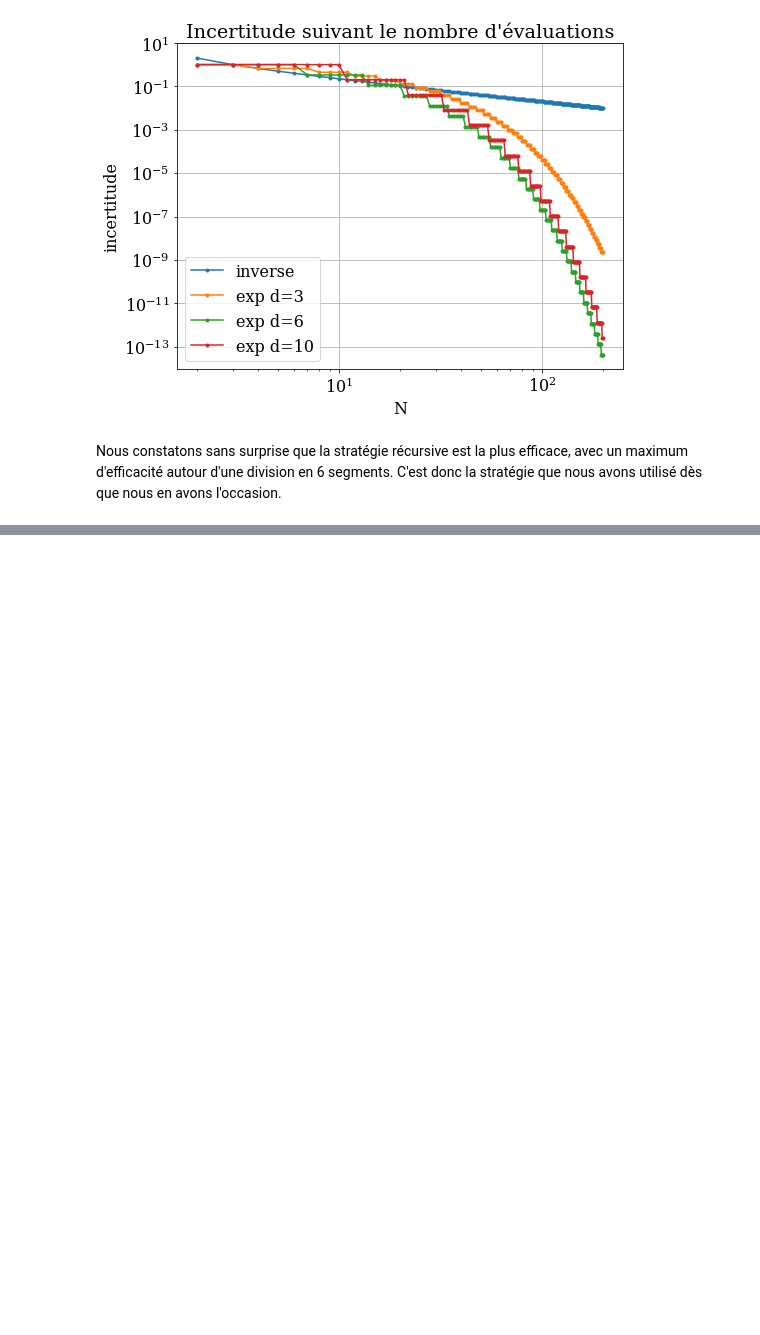
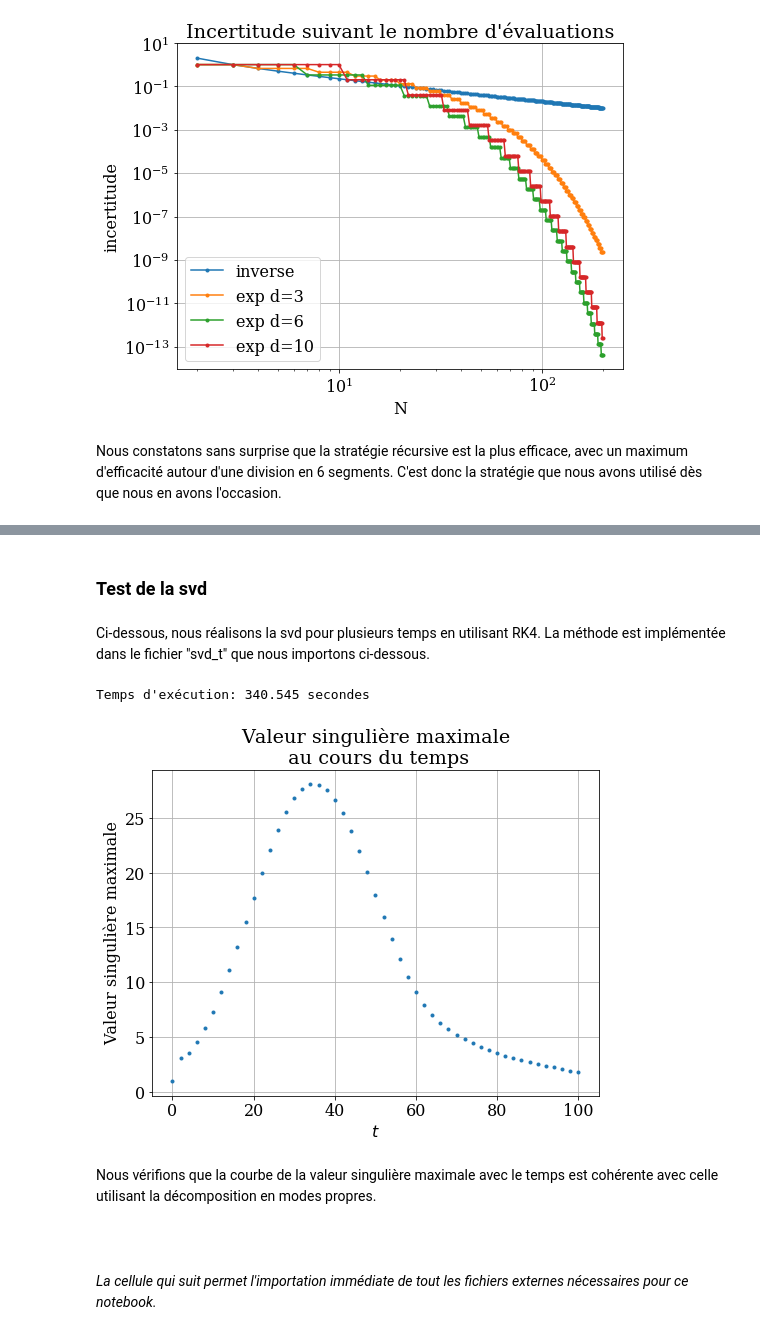
Before and after one commit to ceschoon/StageBA3, a Jupyter notebook: Etude non modale de la stabilite.ipynb, the cells around one changed output, grey strips where cells are left out. Cells and saved outputs as stored; diff of their text form; code cells hidden in the pictures; blank space fills up the shorter version.

```diff
--- a/Etude non modale de la stabilite.ipynb
+++ b/Etude non modale de la stabilite.ipynb
@@ -255,0 +291,22 @@ Nous constatons sans surprise que la stratégie récursive est la plus efficace,
+# %%
+N = 401
+alpha = 0.6
+Re = 10000
+t_max = 10
+dt = 0.1
+
+nt = int(t_max/dt)+1
+
+t = 0
+L = scipy.eye(N-4)
+
+for i in range(1,nt+1):
+
+    # La matrice L=exp(Mt) est avancé de dt dans le temps avec RK4
+    k1 = dt*f(t,L,Re,alpha,N)
+    k2 = dt*f(t+dt/2,L+k1/2,Re,alpha,N)
+    k3 = dt*f(t+dt/2,L+k2/2,Re,alpha,N)
+    k4 = dt*f(t+dt,L+k3,Re,alpha,N)
+
+    t = t+dt
+    L = L + 1/6*(k1+2*k2+2*k3+k4)
@@ -255,0 +329,4 @@ Nous constatons sans surprise que la stratégie récursive est la plus efficace,
+# %% [markdown]
+### Test de la svd
+# %% [markdown]
+Ci-dessous, nous réalisons la svd pour plusieurs temps en utilisant RK4. La méthode est implémentée dans le fichier "svd_t" que nous importons ci-dessous.
@@ -255,0 +335,35 @@ Nous constatons sans surprise que la stratégie récursive est la plus efficace,
+# %%
+def U_statique(y,t):
+    return 1-y**2
+# %%
+N = 401
+alpha = 0.6
+Re = 10000
+t_max = 100
+dt = 0.1
+step = 20 # nous réalisons le calcul de la svd qu'une fois sur 20
+
+start = time.time()
+st,t_vec = svd_t.svd_scipy_RK4(Re,alpha,N,t_max,dt,step,U_statique)
+print("Temps d'exécution: {:.3f} secondes".format(time.time()-start))
+# %% [output]
+Temps d'exécution: 340.545 secondes
+# %%
+pyplot.figure(figsize=(8,6));
+pyplot.plot(t_vec, st[:,1], '.');
+pyplot.title('Valeur singulière maximale\n au cours du temps');
+pyplot.xlabel('$t$');
+pyplot.ylabel('Valeur singulière maximale');
+pyplot.legend(loc=1);
+pyplot.grid();
+pyplot.show();
+# %% [output]
+[figure, added]
+# %% [markdown]
+Nous vérifions que la courbe de la valeur singulière maximale avec le temps est cohérente avec celle utilisant la décomposition en modes propres.
+# %% [markdown]
+$$\ $$
+$$\ $$
+$$\ $$
+
+*La cellule qui suit permet l'importation immédiate de tout les fichiers externes nécessaires pour ce notebook.*
```
Also changed, not shown: parts of 23 cells of this notebook, 4 other files.
